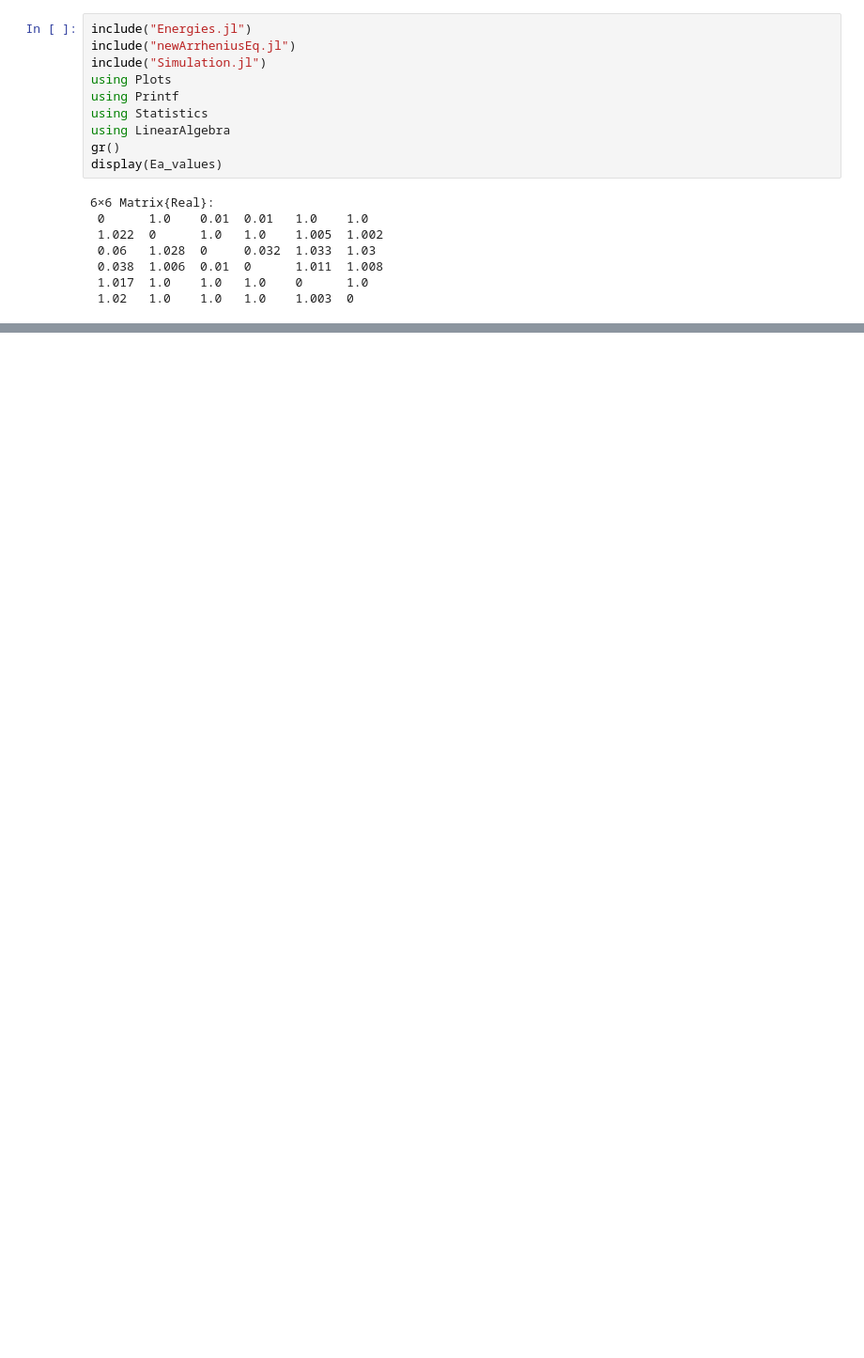
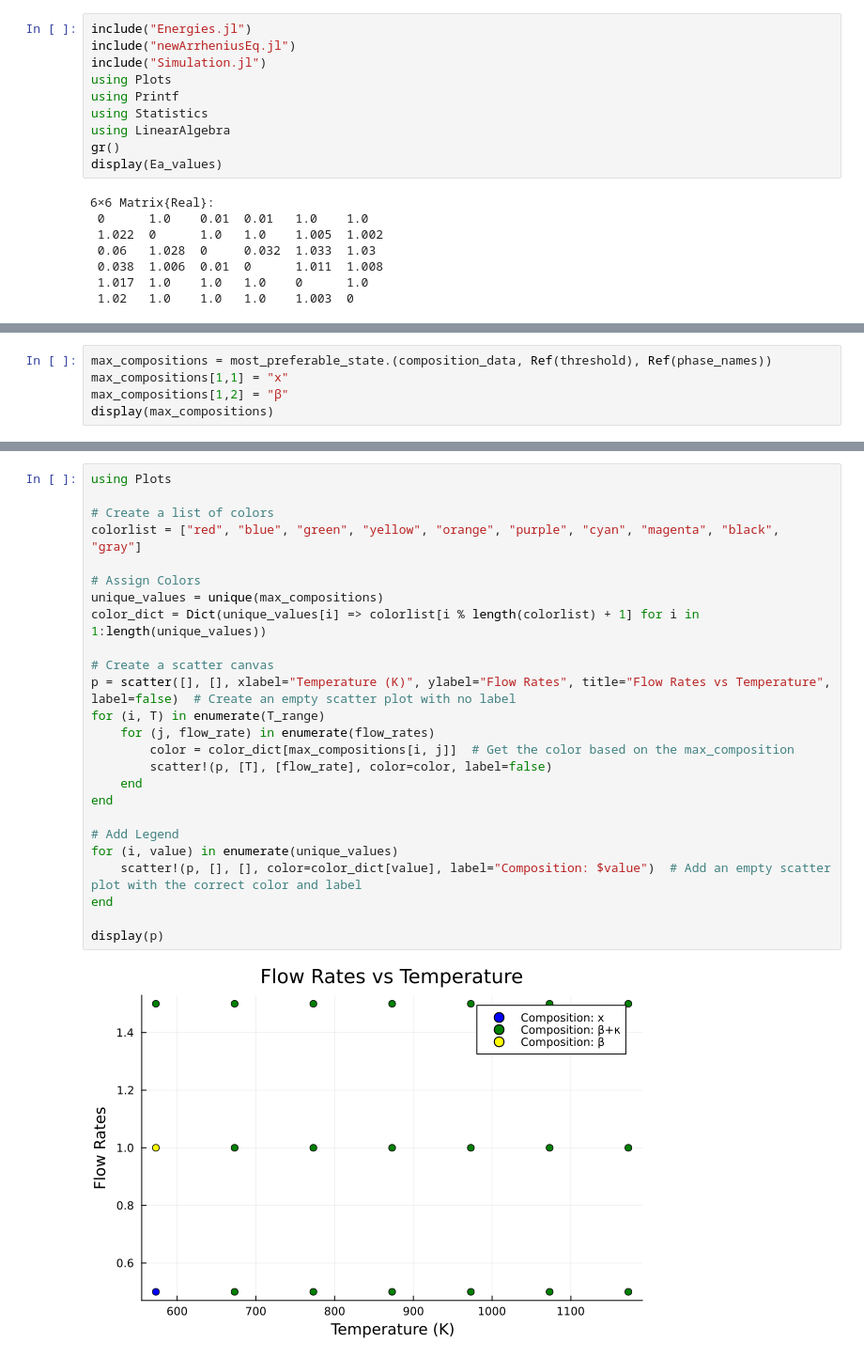
Before and after one commit to ACME-group-CMU/ArrheniusModel, a Jupyter notebook: new5phases.ipynb, the cells around one changed output, grey strips where cells are left out. Shown at 94% size. Saved outputs shown, nothing was run; the diff lists cells and outputs as text; blank space fills up the shorter version.

Commit message:
0408 Basics
1. Separate the functions from the notebooks
2. Flowrate + Temperature completed (with plot functions)
3. Updates for the rate coefficient function are still required

```diff
--- a/new5phases.ipynb
+++ b/new5phases.ipynb
@@ -89,0 +89,5 @@ Any["β+κ", "κ", "α", "β+κ", "β+κ", "β+κ", "β+κ"]
+# %%
+max_compositions = most_preferable_state.(composition_data, Ref(threshold), Ref(phase_names))
+max_compositions[1,1] = "x"
+max_compositions[1,2] = "β"
+display(max_compositions)
@@ -89,0 +103,27 @@ Any["β+κ", "κ", "α", "β+κ", "β+κ", "β+κ", "β+κ"]
+# %%
+using Plots
+
+# Create a list of colors
+colorlist = ["red", "blue", "green", "yellow", "orange", "purple", "cyan", "magenta", "black", "gray"]
+
+# Assign Colors
+unique_values = unique(max_compositions)
+color_dict = Dict(unique_values[i] => colorlist[i % length(colorlist) + 1] for i in 1:length(unique_values))
+
+# Create a scatter canvas
+p = scatter([], [], xlabel="Temperature (K)", ylabel="Flow Rates", title="Flow Rates vs Temperature", label=false)  # Create an empty scatter plot with no label
+for (i, T) in enumerate(T_range)
+    for (j, flow_rate) in enumerate(flow_rates)
+        color = color_dict[max_compositions[i, j]]  # Get the color based on the max_composition
+        scatter!(p, [T], [flow_rate], color=color, label=false)
+    end
+end
+
+# Add Legend
+for (i, value) in enumerate(unique_values)
+    scatter!(p, [], [], color=color_dict[value], label="Composition: $value")  # Add an empty scatter plot with the correct color and label
+end
+
+display(p)
+# %% [output]
+[figure, added]
```
Also changed, not shown: parts of 2 cells of this notebook, 3 other files.
